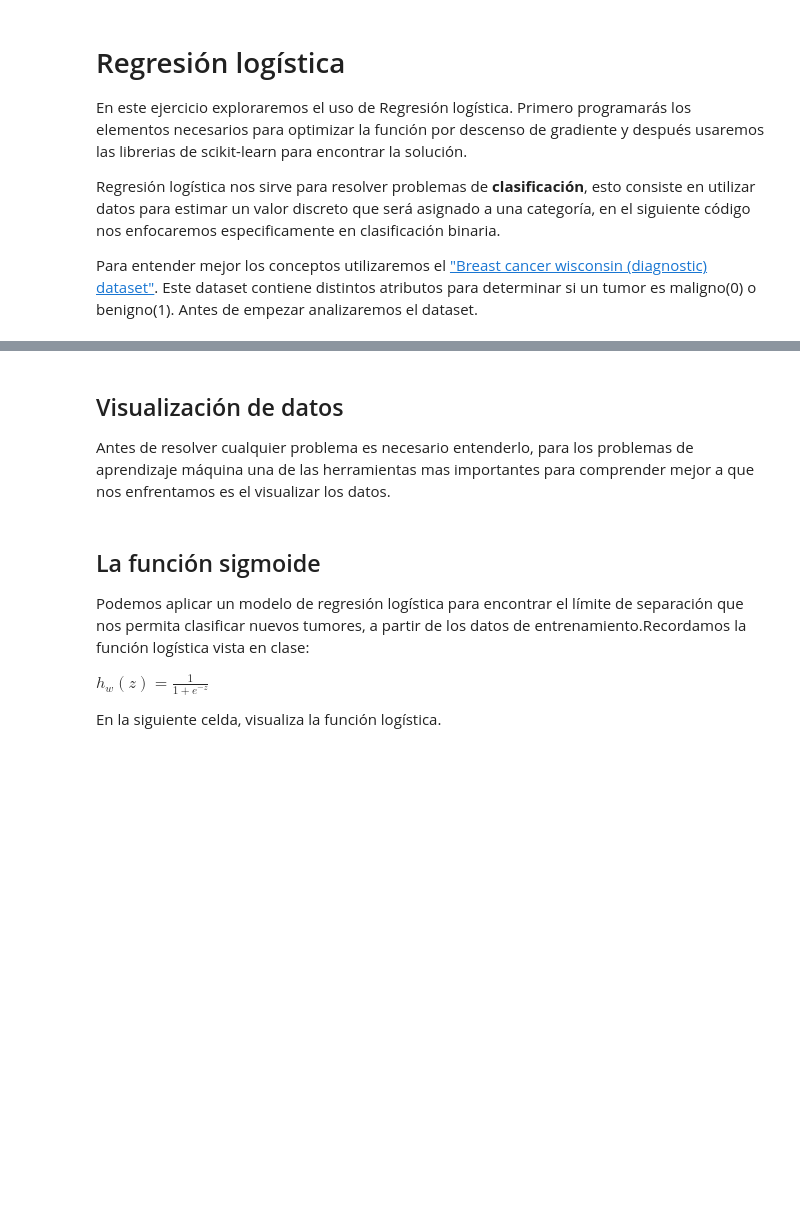
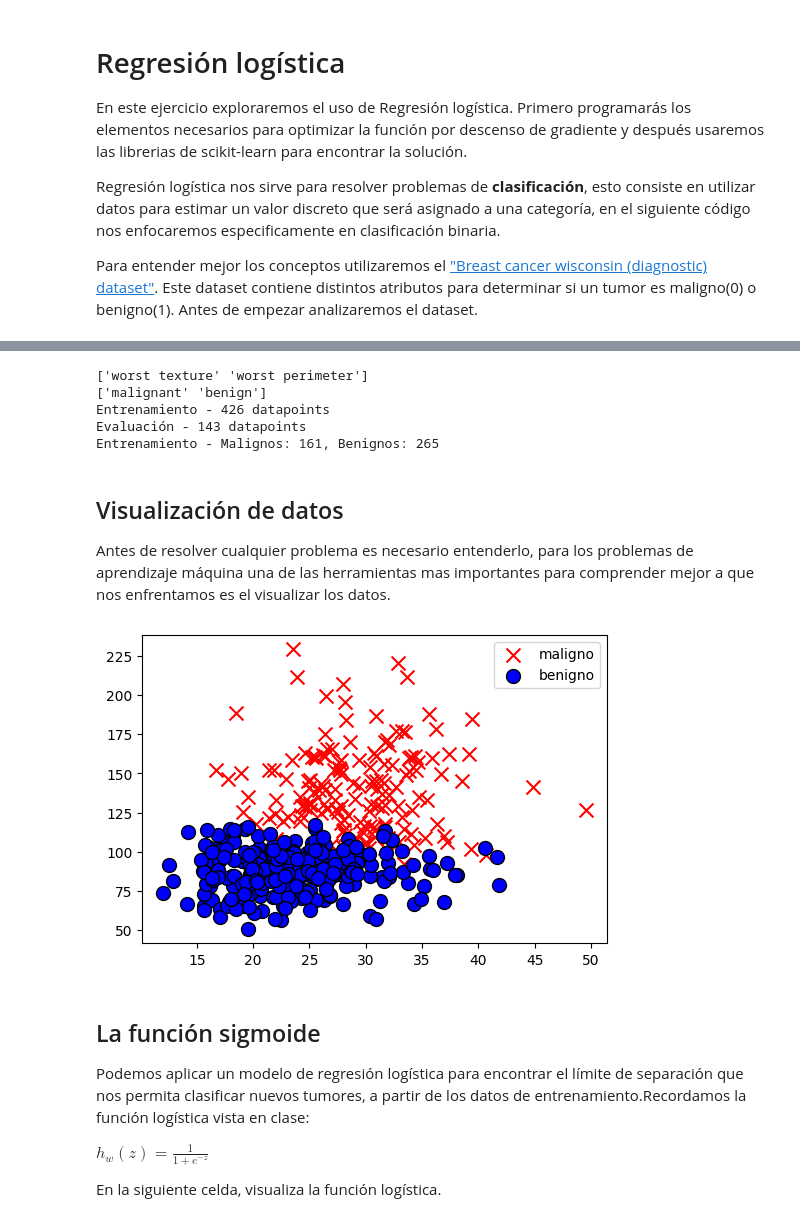
Before and after one commit to xJonathanS7x/SI23-BongoCat, a Jupyter notebook: ejercicio_2-LogisticReg/ejercicio_2.ipynb, the cells around one changed output, grey strips where cells are left out. Cells and saved outputs as stored; diff of their text form; code cells hidden in the pictures; blank space fills up the shorter version.

```diff
--- a/ejercicio_2-LogisticReg/ejercicio_2.ipynb
+++ b/ejercicio_2-LogisticReg/ejercicio_2.ipynb
@@ -263,8 +284,8 @@ data_train, data_test, target_train, target_test = train_test_split(
 # TODO: Imprime la cantidad de puntos que serán dedicados para entrenamiento y
 # para prueba
 # ====== Start of solution =====
-print(f"Entrenamiento - {...} datapoints")
-print(f"Evaluación - {...} datapoints")
+print(f"Entrenamiento - {data_train.shape[0]} datapoints")
+print(f"Evaluación - {data_test.shape[0]} datapoints")
 # ====== End of solution =====
 
 # Es bueno saber como es la distribución de los datos
@@ -273,9 +294,15 @@ malignant_idcs = np.where(target_train == 0)
 benign_idcs = np.where(target_train == 1)
 
 # TODO: Imprime la cantidad de puntos que son malignos y benignos
+print(f"Entrenamiento - Malignos: {malignant_idcs[0].shape[0]}, Benignos: {benign_idcs[0].shape[0]}")
 # ====== Start of solution =====
-
 # ====== End of solution =====
+# %% [output]
+['worst texture' 'worst perimeter']
+['malignant' 'benign']
+Entrenamiento - 426 datapoints
+Evaluación - 143 datapoints
+Entrenamiento - Malignos: 161, Benignos: 265
 # %% [markdown]
 ## Visualización de datos
 Antes de resolver cualquier problema es necesario entenderlo, para los problemas de aprendizaje máquina una de las herramientas mas importantes para comprender mejor a que nos enfrentamos es el visualizar los datos.
@@ -287,36 +314,39 @@ fig, ax = plt.subplots(figsize=(6,4))
 # Pintaremos los que tienen etiqueta 0 y etiqueta 1 de distinto color
 # Muestra un máximo de dp_to_plot puntos para cada clase
 dp_to_plot = 100
 
 # Grafica los datos malignos
 malignant_entries = data_train[malignant_idcs]
 ax.scatter(
     # TODO: Ingresa los datos a graficar
     # ====== Start of solution =====
-    x=...,
-    y=...,
+    x=malignant_entries[:,0],
+    y=malignant_entries[:,1],
     # ====== End of solution =====
     s=100,
     color="r",
     marker="x",
     label="maligno"
 )
 
 # Grafica los datos benignos
 benign_entries = data_train[benign_idcs]
 ax.scatter(
     # TODO: Ingresa los datos a graficar
     # ====== Start of solution =====
-
+    x=benign_entries[:,0],
+    y=benign_entries[:,1],
     # ====== End of solution =====
     s=100,
     color="b",
     edgecolor='black',
     marker="o",
     label="benigno"
 )
 plt.legend()
 plt.show()
+# %% [output]
+[figure, added]
 # %% [markdown]
 ## La función sigmoide
 Podemos aplicar un modelo de regresión logística para encontrar el límite de separación que nos permita clasificar nuevos tumores, a partir de los datos de entrenamiento.Recordamos la función logística vista en clase:
```
Also changed, not shown: parts of 11 cells of this notebook.
